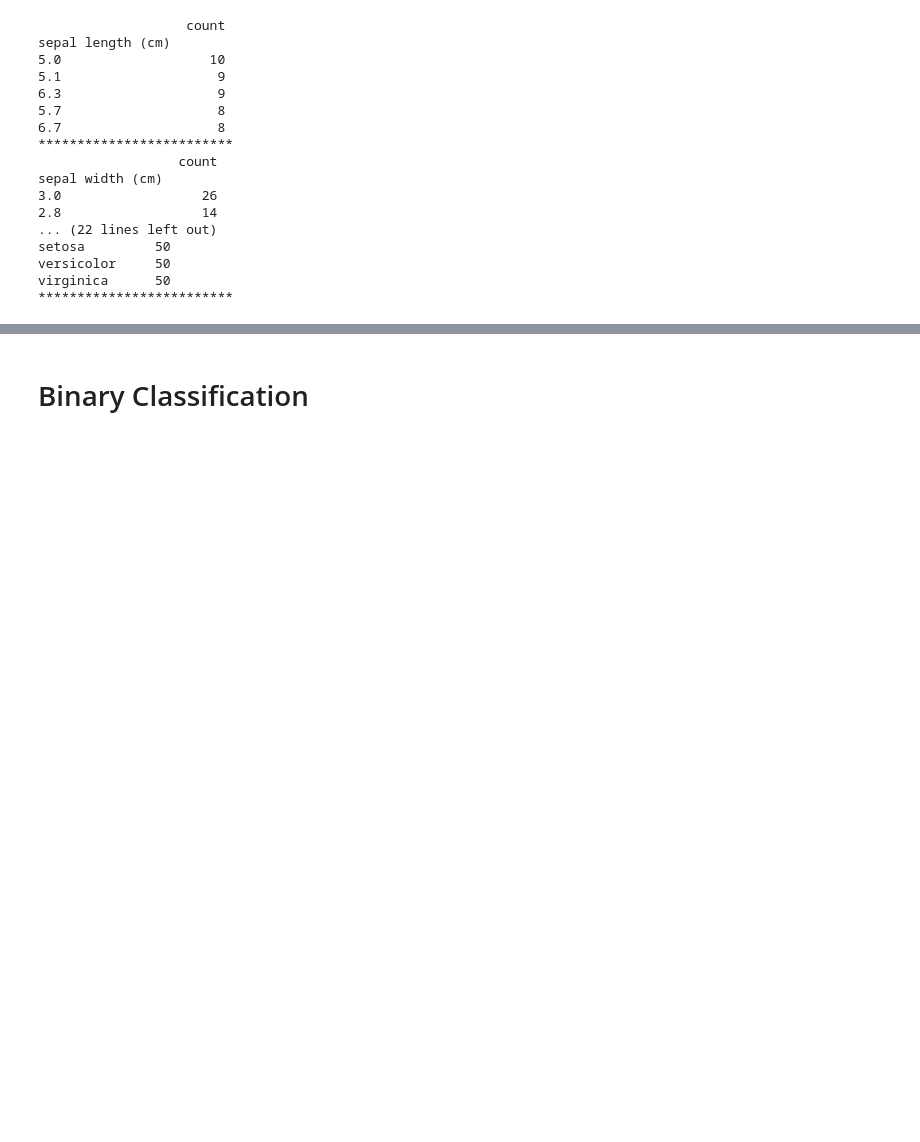
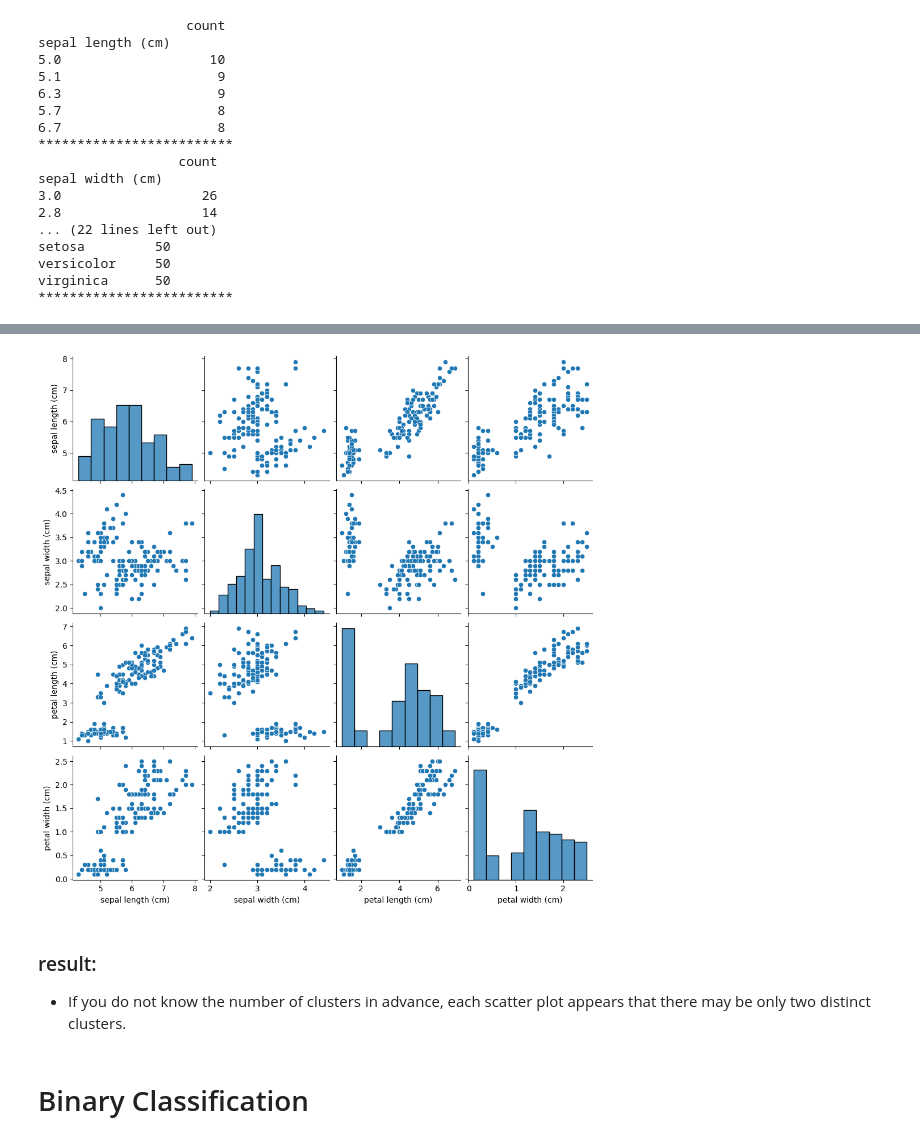
Before and after one commit to ShohrehShahsavari/Data-Analysis-And-Machine-Learning-Projects, a Jupyter notebook: 5. SkLearn Datasets/Sklearn-IrisDataset/Iris.ipynb, the cells around one changed output, grey strips where cells are left out. Drawn from its saved outputs; the diff is of its cells as text; code cells hidden in the pictures; blank space fills up the shorter version.

Commit message:
Iris dataset Clustering

```diff
--- a/5. SkLearn Datasets/Sklearn-IrisDataset/Iris.ipynb
+++ b/5. SkLearn Datasets/Sklearn-IrisDataset/Iris.ipynb
@@ -96,3 +100,10 @@ virginica      50
+# %%
+grid= sns.pairplot(data= df, vars= df.columns[0:4])
+# %% [output]
+[figure, added]
+# %% [markdown]
+### result:
+- If you do not know the number of clusters in advance, each scatter plot appears that there may be only two distinct clusters.
 # %% [markdown]
 # Binary Classification
 # %%
```
Also changed, not shown: parts of 10 cells of this notebook, 1 other file.
